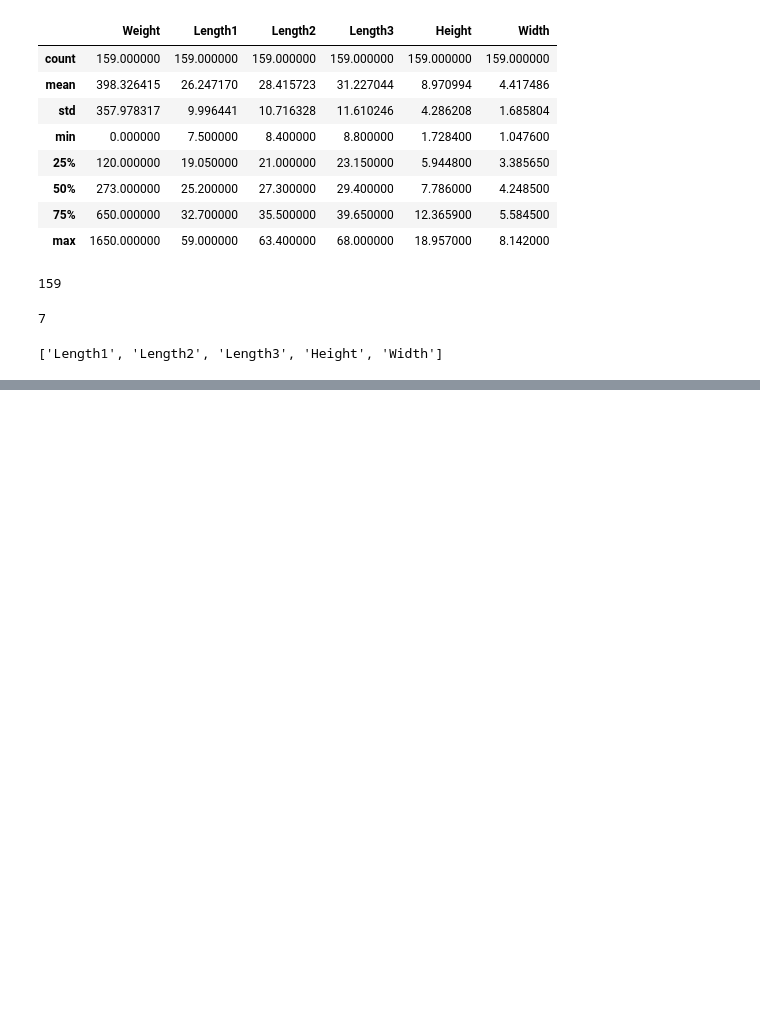
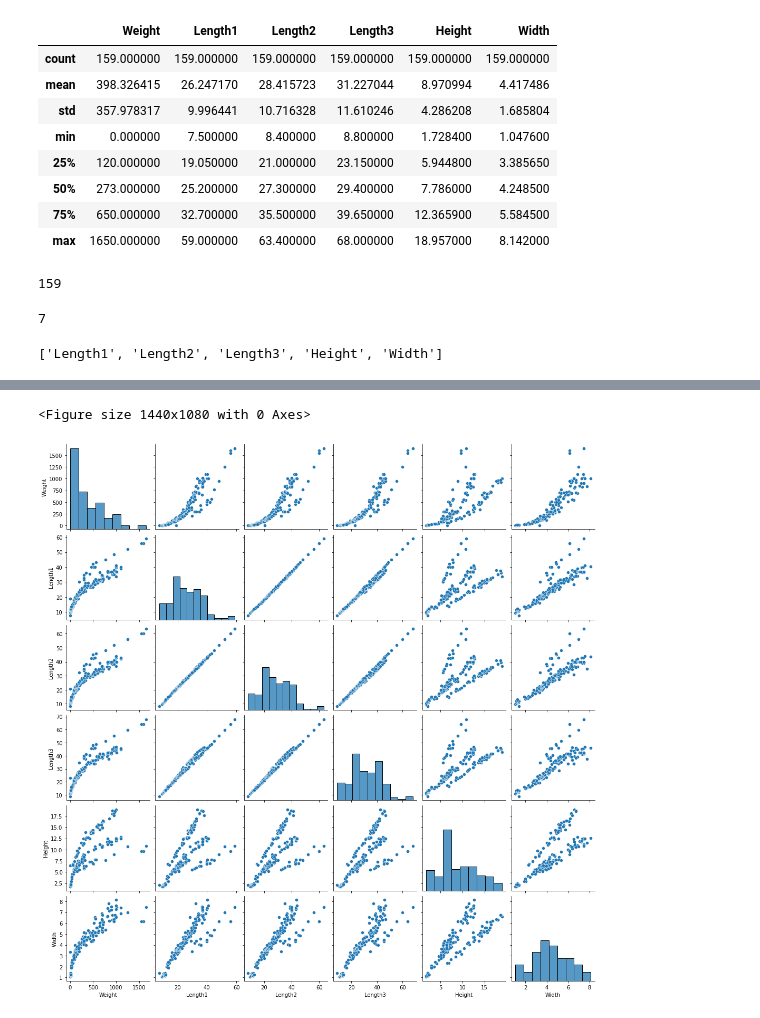
Before and after one commit to PrathamShenwai/ISA_Taskphase_Pratham_Shenwai, a Jupyter notebook: ISA_taskphase_linear_regression_pratham.ipynb, the cells around one changed output, grey strips where cells are left out. Drawn from its saved outputs; the diff is of its cells as text; code cells hidden in the pictures; blank space fills up the shorter version.

```diff
--- a/ISA_taskphase_linear_regression_pratham.ipynb
+++ b/ISA_taskphase_linear_regression_pratham.ipynb
@@ -99,0 +68,7 @@ TypeError: unsupported operand type(s) for -: 'float' and 'str'
+# %%
+plt.figure(figsize=(20,15))
+sns.pairplot(data)
+plt.show()
+# %% [output]
+<Figure size 1440x1080 with 0 Axes>
+[figure, added]
```
Also changed, not shown: parts of 24 cells of this notebook.
